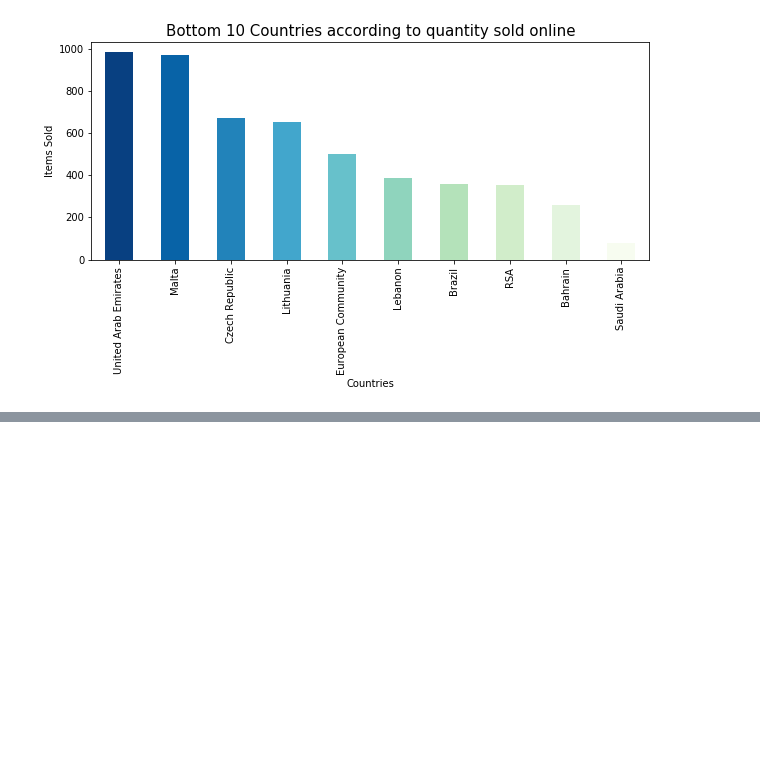
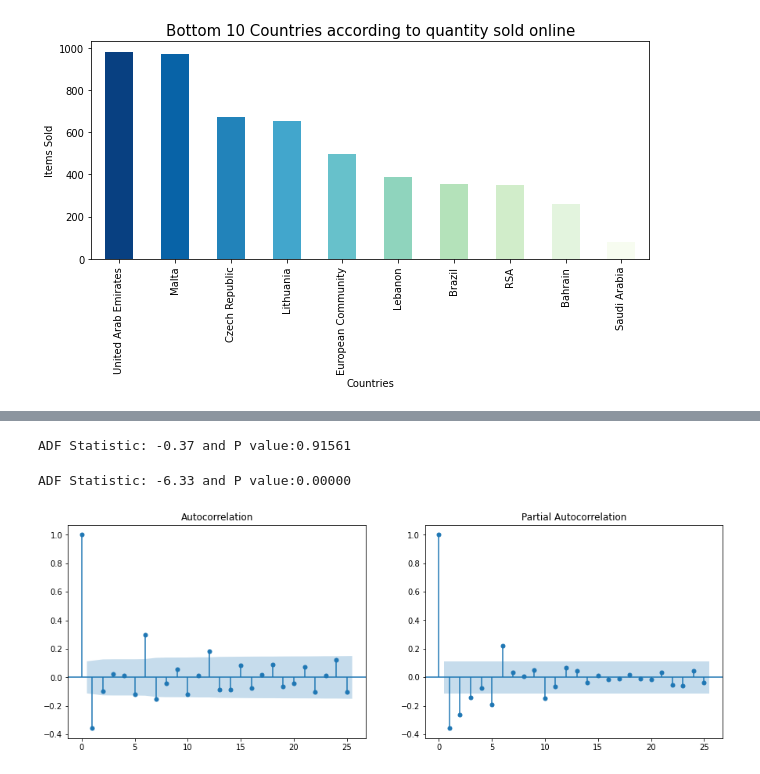
Before and after one commit to sheetalbongale/Retail-Time-Series-Analysis-and-Forecasting, a Jupyter notebook: 01_EDA_and_Feature_Engineering.ipynb, the cells around one changed output, grey strips where cells are left out. Cells and saved outputs as stored; diff of their text form; code cells hidden in the pictures; blank space fills up the shorter version.

Commit message:
Add Test of Stationarity for daily sales

```diff
--- a/01_EDA_and_Feature_Engineering.ipynb
+++ b/01_EDA_and_Feature_Engineering.ipynb
@@ -253,0 +345,11 @@ plt.show()
+# %%
+df['InvoiceDate']=pd.to_datetime(df['InvoiceDate'])
+
+df["Year"] = df.InvoiceDate.dt.year
+df["Quarter"] = df.InvoiceDate.dt.quarter
+df["Month"] = df.InvoiceDate.dt.month
+df["Week"] = df.InvoiceDate.dt.isocalendar().week
+df["Day"] = df.InvoiceDate.dt.day
+df["Weekday"] = df.InvoiceDate.dt.weekday
+
+df["Date"] = pd.to_datetime(df[['Year', 'Month', 'Day']])
@@ -253,0 +363,3 @@ plt.show()
+# %%
+df['Total_Sales'] = df['Quantity'] * df['UnitPrice']
+df.head(1)
@@ -253,0 +369,3 @@ plt.show()
+# %%
+df_daily = df.groupby(by=['Date'])['Total_Sales'].sum().reset_index()
+df_daily.head()
@@ -253,0 +385,20 @@ plt.show()
+# %%
+output = adfuller(df_daily.Total_Sales)
+print('ADF Statistic: {0:.2f} and P value:{1:.5f}'.format(*output))
+# %% [output]
+ADF Statistic: -0.37 and P value:0.91561
+# %%
+d=1
+series_date = df_daily.Total_Sales.diff(d)
+series_date = series_date.dropna()
+output = adfuller(series_date)
+print('ADF Statistic: {0:.2f} and P value:{1:.5f}'.format(*output))
+# %% [output]
+ADF Statistic: -6.33 and P value:0.00000
+# %%
+fig, ax = plt.subplots(1,2,figsize=(15,5))
+plot_acf(series_date, ax=ax[0])
+plot_pacf(series_date, ax=ax[1])
+plt.show()
+# %% [output]
+[figure, added]
```
Also changed, not shown: parts of 16 cells of this notebook, 2 other files.
